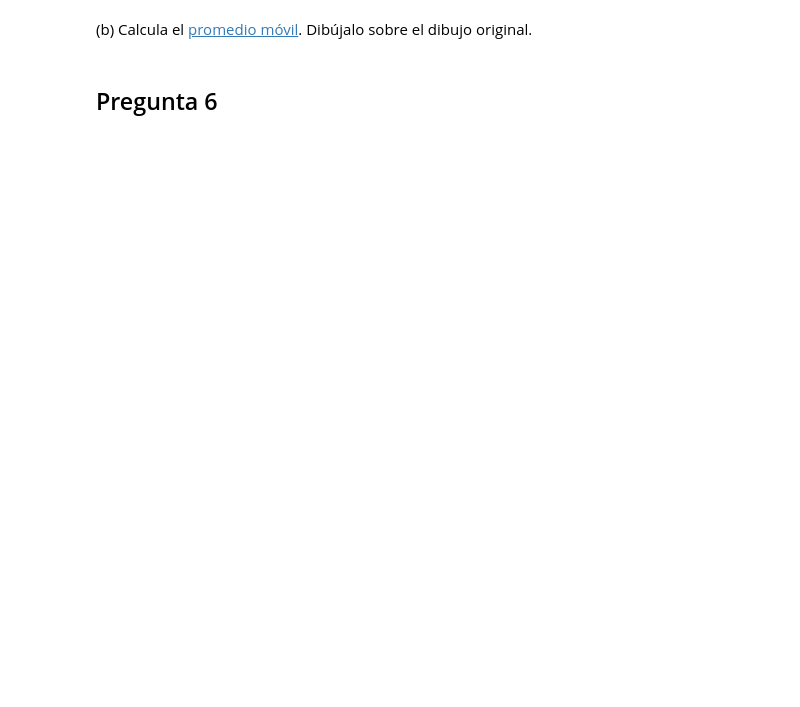
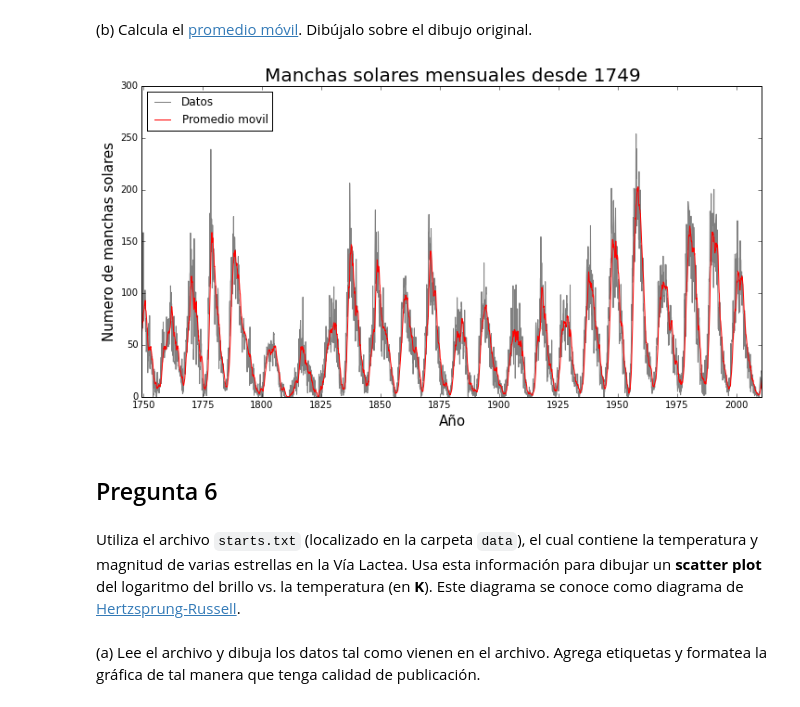
Before and after one commit to terandes/mate-computacional, a Jupyter notebook: alumnos/manemarron/NumPy_tarea.ipynb, the cells around one changed output. Drawn from its saved outputs; the diff is of its cells as text; code cells hidden in the pictures; blank space fills up the shorter version.

```diff
--- a/alumnos/manemarron/NumPy_tarea.ipynb
+++ b/alumnos/manemarron/NumPy_tarea.ipynb
@@ -292,4 +292,38 @@ fig.savefig('sunspots.eps')
 # %% [markdown]
 (b) Calcula el [promedio móvil](http://en.wikipedia.org/wiki/Moving_average). Dibújalo sobre el dibujo original.
+# %%
+def moving_average(arr,n):
+    mm = np.array([],dtype=np.float128)
+    for i in xrange(n-1):
+        mm=np.append(mm,[np.sum(arr[:i+1])/(i+1)])
+    for i in xrange(n,len(y)+1):
+        mm=np.append(mm,[np.sum(arr[i-n:i])/n])
+    return mm
+# %%
+#el siguiente bloque grafica los datos y su promedio movil simple calculado cada 12 meses
+x,y=read_sunspots()
+a=int((len(x)-12)/12)
+a=int(a/25)+1
+b=(np.arange(a) * 25) + 1750
+mm=moving_average(y,12)
+
+fig = mp.figure(figsize=(12,6),dpi=80)
+mp.xticks(b)
+mp.xlabel(u'Año',fontsize=15)
+mp.ylabel('Numero de manchas solares',fontsize=15)
+mp.title('Manchas solares mensuales desde 1749',fontsize=20)
+
+mp.plot(x,y,color='grey',label="Datos")
+mp.plot(x,mm,color='red',label="Promedio movil")
+mp.legend(loc='upper left')
+
+fig.savefig('sunspots_movingmean.png')
+fig.savefig('sunspots_movingmean.eps')
+# %% [output]
+[figure, added]
 # %% [markdown]
 ## Pregunta 6
+# %% [markdown]
+Utiliza el archivo `starts.txt` (localizado en la carpeta `data`), el cual contiene la temperatura y magnitud de varias estrellas en la Vía Lactea.  Usa esta información para dibujar un **scatter plot** del logaritmo del brillo vs. la temperatura (en **K**). Este diagrama se conoce como diagrama de [Hertzsprung-Russell](http://en.wikipedia.org/wiki/Hertzsprung%E2%80%93Russell_diagram).
+# %% [markdown]
+(a) Lee el archivo y dibuja los datos tal como vienen en el archivo. Agrega etiquetas y formatea la gráfica de tal manera que tenga calidad de publicación.
```
Also changed, not shown: parts of 5 cells of this notebook, 5 other files.
